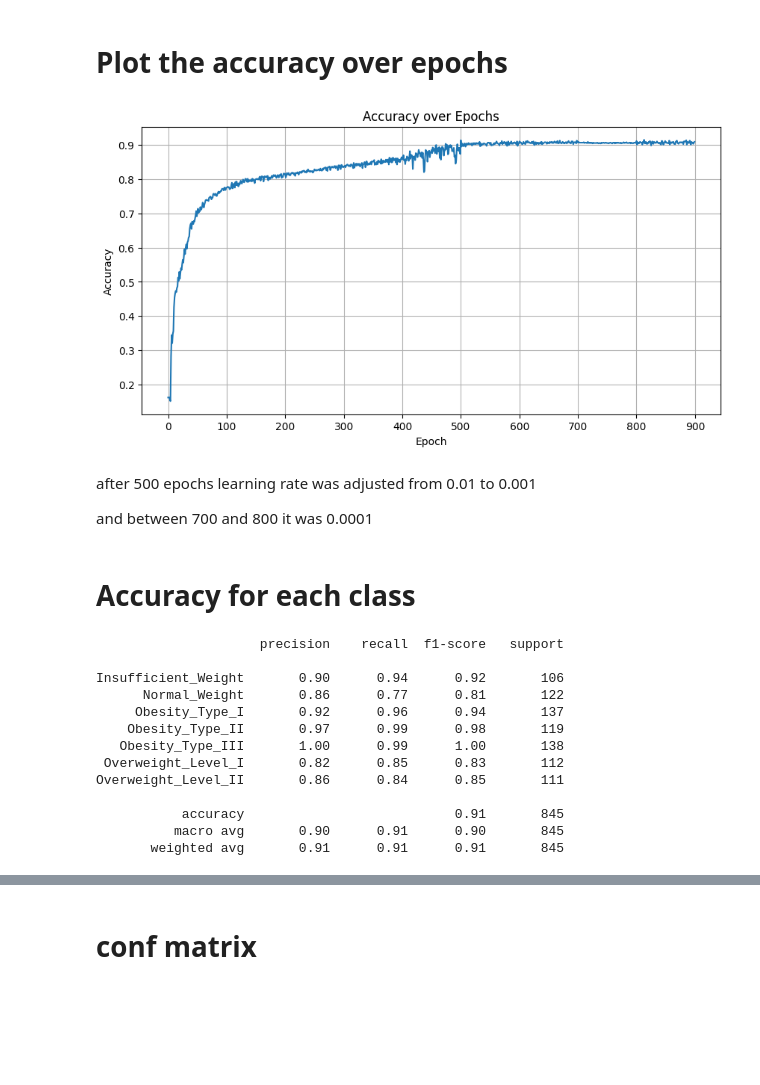
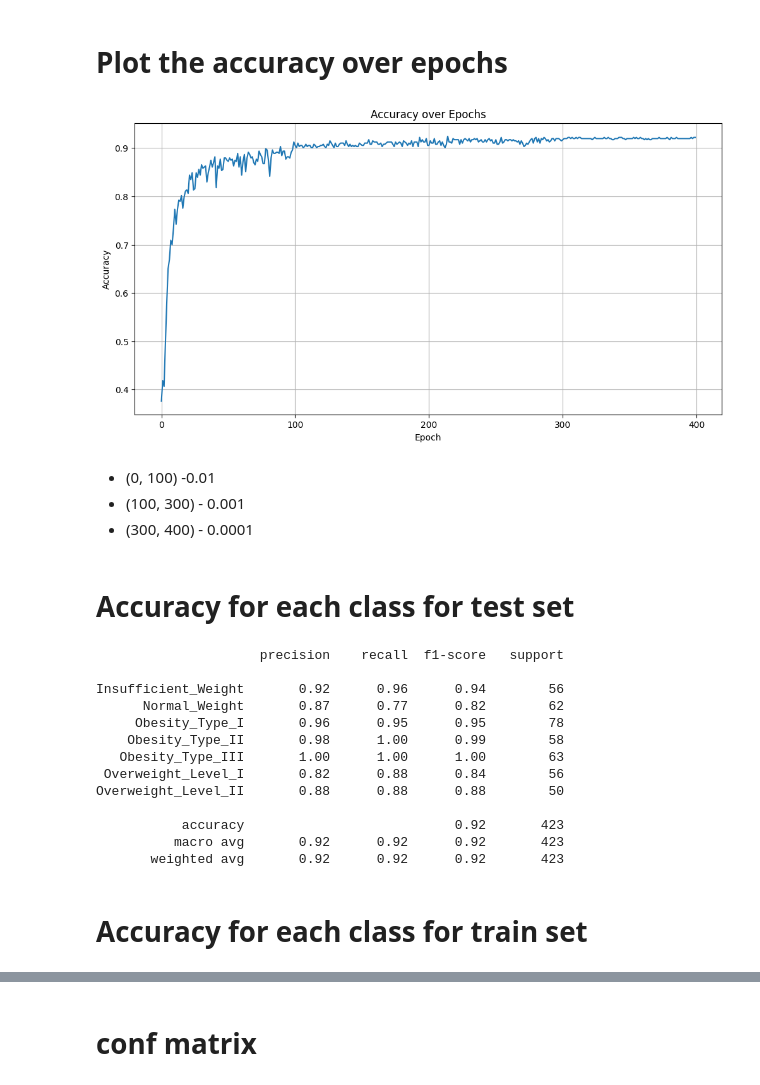
Before and after one commit to JakubDralus/obesity-estimation-neural-network, a Jupyter notebook: obesity_estimation_si.ipynb, the cells around one changed output, grey strips where cells are left out. Saved outputs shown, nothing was run; the diff lists cells and outputs as text; code cells hidden in the pictures; blank space fills up the shorter version.

```diff
--- a/obesity_estimation_si.ipynb
+++ b/obesity_estimation_si.ipynb
@@ -628,6 +629,6 @@ class NeuralNetwork(nn.Module):
 # %%
 class NeuralNetwork(nn.Module):
-    def __init__(self, n_neurons=60):
+    def __init__(self, n_neurons=80):
         super().__init__()
         self.fc1 = nn.Linear(31, n_neurons) # 31 input features
         second_layer_neurons = math.floor(math.sqrt(n_neurons))
@@ -639,8 +640,10 @@ class NeuralNetwork(nn.Module):
     def forward(self, x):
         x = self.fc1(x)
         x = self.act(x)
+
         x = self.fc2(x)
         x = self.act(x)
+
         x = self.fc3(x)
         return x
 # %%
@@ -675,11 +678,11 @@ X_tensor = X_tensor.to(device)
 y_tensor = y_tensor.to(device)
 
 # Split your data into train and test sets
-X_train, X_test, y_train, y_test = train_test_split(X_tensor, y_tensor, test_size=0.4, random_state=42)
+X_train, X_test, y_train, y_test = train_test_split(X_tensor, y_tensor, test_size=0.2, random_state=42)
 
 # Create DataLoader for batch training
 train_dataset = TensorDataset(X_train, y_train)
-train_loader = DataLoader(train_dataset, batch_size=30, shuffle=True)
+train_loader = DataLoader(train_dataset, batch_size=80, shuffle=True)
 
 y_test = y_test.cpu().numpy()
 
@@ -701,14 +704,14 @@ print(torch.cuda.memory_reserved(device=device))
 ### Define loss function and optimizer
 # %%
 criterion = nn.CrossEntropyLoss()
-optimizer = optim.Adamax(model.parameters(), lr=0.001)
+optimizer = optim.Adamax(model.parameters(), lr=0.0001)
 # %% [markdown]
 higher learining rate at the begining (0.01) can reduce number of epochs needed
 # %% [markdown]
 ## train and test loop
 # %%
 # Train the model
-num_epochs = 50
+num_epochs = 100
 for epoch in range(num_epochs):
     model.train()  # Set the model to train mode
     running_loss = 0.0
@@ -763,23 +766,22 @@ Accuracy: 0.91
 # %% [markdown]
 # Plot the accuracy over epochs
 # %%
-plt.figure(figsize=(10, 5))
+plt.figure(figsize=(12, 6))
 plt.plot(range(model.epoch), accuracy_list)
-tick_frequency = 400  # Adjust the frequency as needed
 plt.xticks(range(0, model.epoch+1, 100))
 plt.title('Accuracy over Epochs')
 plt.xlabel('Epoch')
 plt.ylabel('Accuracy')
 plt.grid(True)
 plt.show()
 # %% [output]
-[figure, old version]
+[figure, new version]
-# %% [markdown]
-after 500 epochs learning rate was adjusted from 0.01 to 0.001
-
-and between 700 and 800 it was 0.0001
+# %% [markdown]
+- (0, 100) -0.01
+- (100, 300) - 0.001
+- (300, 400) - 0.0001
 # %% [markdown]
-# Accuracy for each class
+# Accuracy for each class for test set
 # %%
 # Evaluate the model on the test set for class-wise accuracy
 model.eval()  # Set the model to evaluation mode
@@ -788,22 +790,24 @@ with torch.no_grad():
     _, predicted = torch.max(outputs, 1)
 
 # Move predicted labels back to CPU for comparison
-predicted = predicted.cpu().numpy()
+predicted_test = predicted.cpu().numpy()
 
 # Print the classification report for class-wise accuracy
-class_report = classification_report(y_test, predicted, target_names=label_encoder.classes_)
+class_report = classification_report(y_test, predicted_test, target_names=label_encoder.classes_)
 print(class_report)
 # %% [output]
                      precision    recall  f1-score   support
 
-Insufficient_Weight       0.90      0.94      0.92       106
-      Normal_Weight       0.86      0.77      0.81       122
-     Obesity_Type_I       0.92      0.96      0.94       137
-    Obesity_Type_II       0.97      0.99      0.98       119
-   Obesity_Type_III       1.00      0.99      1.00       138
- Overweight_Level_I       0.82      0.85      0.83       112
-Overweight_Level_II       0.86      0.84      0.85       111
+Insufficient_Weight       0.92      0.96      0.94        56
+      Normal_Weight       0.87      0.77      0.82        62
+     Obesity_Type_I       0.96      0.95      0.95        78
+    Obesity_Type_II       0.98      1.00      0.99        58
+   Obesity_Type_III       1.00      1.00      1.00        63
+ Overweight_Level_I       0.82      0.88      0.84        56
+Overweight_Level_II       0.88      0.88      0.88        50
 
-           accuracy                           0.91       845
-          macro avg       0.90      0.91      0.90       845
-       weighted avg       0.91      0.91      0.91       845
+           accuracy                           0.92       423
+          macro avg       0.92      0.92      0.92       423
+       weighted avg       0.92      0.92      0.92       423
+# %% [markdown]
+# Accuracy for each class for train set
```
Also changed, not shown: parts of 18 cells of this notebook, 2 other files.
